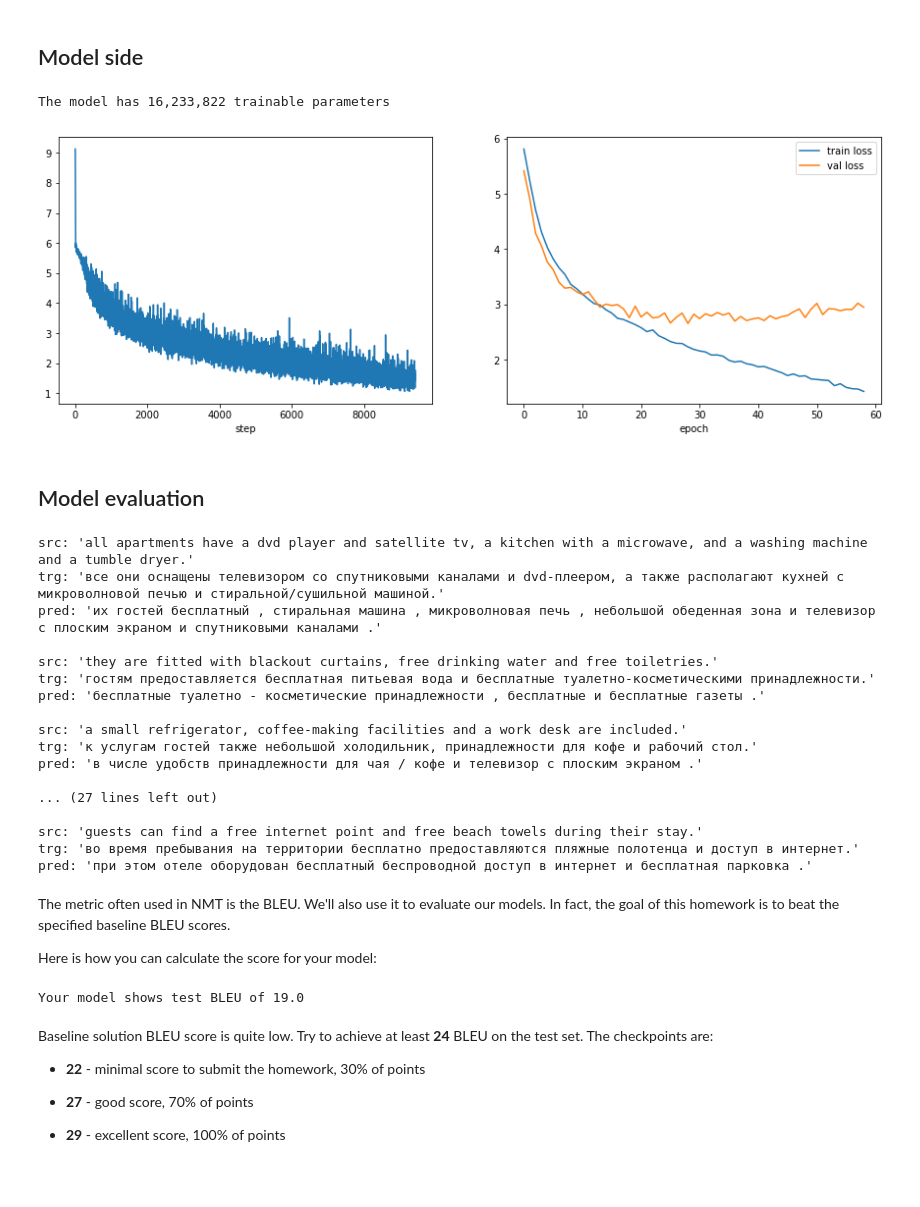
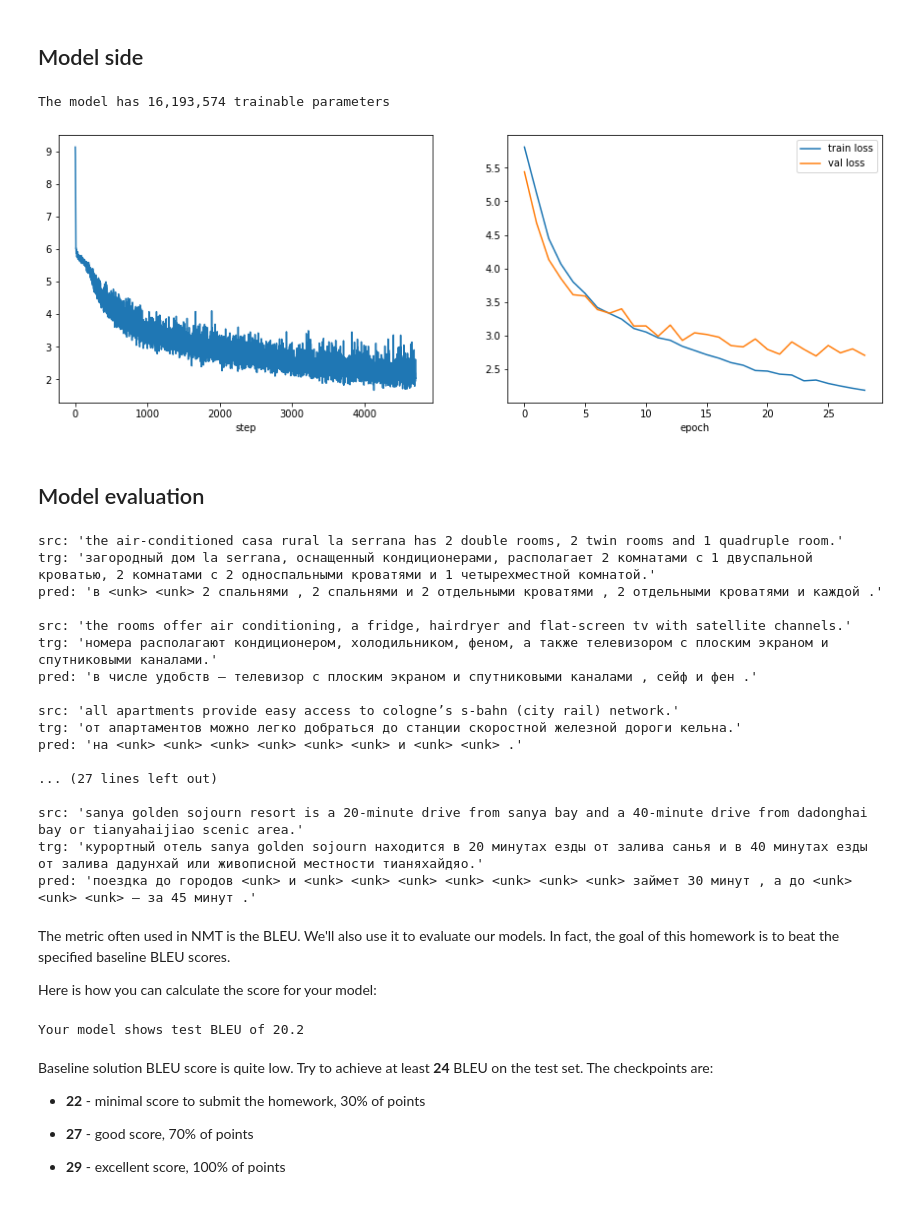
Before and after one commit to girafe-ai/ml-course, a Jupyter notebook: homeworks_advanced/Lab1_NLP/Lab1_NLP_part2_NMT.ipynb, the cells around one changed output. Cells and saved outputs as stored; diff of their text form; code cells hidden in the pictures.

```diff
--- a/homeworks_advanced/Lab1_NLP/Lab1_NLP_part2_NMT.ipynb
+++ b/homeworks_advanced/Lab1_NLP/Lab1_NLP_part2_NMT.ipynb
@@ -76,7 +67,7 @@ train_size = int(0.8 * data_size)
 test_size = int(0.15 * data_size)
 val_size = data_size - train_size - test_size
 train_data, test_data, val_data = random_split(
-    data, [train_size, test_size, val_size], generator=torch.Generator().manual_seed(42)
+    data, [train_size, test_size, val_size], generator=torch.Generator().manual_seed(55)
 )
 print(f"Train size: {len(train_data)}")
 print(f"Test size: {len(test_data)}")
@@ -259,7 +250,7 @@ def count_parameters(model):
 
 print(f"The model has {count_parameters(model):,} trainable parameters")
 # %% [output]
-The model has 16,233,822 trainable parameters
+The model has 16,193,574 trainable parameters
 # %%
 optimizer = torch.optim.Adam(model.parameters())
 criterion = nn.CrossEntropyLoss(ignore_index=trg_vocab[pad_token])
@@ -272,7 +263,7 @@ from torch.nn.utils import clip_grad_norm_
 
 # Please don't use tensorboard here.
 # It doesn't save the training plots in the notebook.
-n_epochs = 60
+n_epochs = 30
 clip = 1
 for epoch in range(n_epochs):
     model.train()
@@ -303,34 +294,34 @@ for epoch in range(n_epochs):
             plt.xlabel("step")
 
             plt.subplot(122)
             plt.plot(train_loss_history, label="train loss")
             plt.plot(val_loss_history, label="val loss")
             plt.xlabel("epoch")
             plt.legend()
 
             plt.show()
 
     train_loss /= len(train_dataloader)
     train_loss_history.append(train_loss)
 
     model.eval()
     val_loss = 0
     with torch.no_grad():
         for src, trg in val_dataloader:
             src, trg = src.to(device), trg.to(device)
             output = model(src, trg)
 
             output = output.view(-1, output.shape[-1])
             trg = trg[1:].view(-1)
 
             loss = criterion(output, trg)
 
             val_loss += loss.item()
 
     val_loss /= len(val_dataloader)
     val_loss_history.append(val_loss)
 # %% [output]
-[figure, old version]
+[figure, new version]
 # %% [markdown]
 ## Model evaluation
 # %%
@@ -362,23 +353,23 @@ with torch.no_grad():
         if i == 10:
             break
 # %% [output]
-src: 'all apartments have a dvd player and satellite tv, a kitchen with a microwave, and a washing machine and a tumble dryer.'
-trg: 'все они оснащены телевизором со спутниковыми каналами и dvd-плеером, а также располагают кухней с микроволновой печью и стиральной/сушильной машиной.'
-pred: 'их гостей бесплатный , стиральная машина , микроволновая печь , небольшой обеденная зона и телевизор с плоским экраном и спутниковыми каналами .'
+src: 'the air-conditioned casa rural la serrana has 2 double rooms, 2 twin rooms and 1 quadruple room.'
+trg: 'загородный дом la serrana, оснащенный кондиционерами, располагает 2 комнатами с 1 двуспальной кроватью, 2 комнатами с 2 односпальными кроватями и 1 четырехместной комнатой.'
+pred: 'в <unk> <unk> 2 спальнями , 2 спальнями и 2 отдельными кроватями , 2 отдельными кроватями и каждой .'
 
-src: 'they are fitted with blackout curtains, free drinking water and free toiletries.'
-trg: 'гостям предоставляется бесплатная питьевая вода и бесплатные туалетно-косметическими принадлежности.'
-pred: 'бесплатные туалетно - косметические принадлежности , бесплатные и бесплатные газеты .'
+src: 'the rooms offer air conditioning, a fridge, hairdryer and flat-screen tv with satellite channels.'
+trg: 'номера располагают кондиционером, холодильником, феном, а также телевизором с плоским экраном и спутниковыми каналами.'
+pred: 'в числе удобств — телевизор с плоским экраном и спутниковыми каналами , сейф и фен .'
 
-src: 'a small refrigerator, coffee-making facilities and a work desk are included.'
-trg: 'к услугам гостей также небольшой холодильник, принадлежности для кофе и рабочий стол.'
-pred: 'в числе удобств принадлежности для чая / кофе и телевизор с плоским экраном .'
+src: 'all apartments provide easy access to cologne’s s-bahn (city rail) network.'
+trg: 'от апартаментов можно легко добраться до станции скоростной железной дороги кельна.'
+pred: 'на <unk> <unk> <unk> <unk> <unk> <unk> и <unk> <unk> .'
 
 ... (27 lines left out)
 
-src: 'guests can find a free internet point and free beach towels during their stay.'
-trg: 'во время пребывания на территории бесплатно предоставляются пляжные полотенца и доступ в интернет.'
-pred: 'при этом отеле оборудован бесплатный беспроводной доступ в интернет и бесплатная парковка .'
+src: 'sanya golden sojourn resort is a 20-minute drive from sanya bay and a 40-minute drive from dadonghai bay or tianyahaijiao scenic area.'
+trg: 'курортный отель sanya golden sojourn находится в 20 минутах езды от залива санья и в 40 минутах езды от залива дадунхай или живописной местности тианяхайдяо.'
+pred: 'поездка до городов <unk> и <unk> <unk> <unk> <unk> <unk> <unk> <unk> займет 30 минут , а до <unk> <unk> <unk> — за 45 минут .'
 # %% [markdown]
 The metric often used in NMT is the BLEU. We'll also use it to evaluate our models. In fact, the goal of this homework is to beat the specified baseline BLEU scores.
 
@@ -408,7 +399,7 @@ with torch.no_grad():
 bleu = corpus_bleu([[ref] for ref in references], hypotheses)
 print(f"Your model shows test BLEU of {100 * bleu:.1f}")
 # %% [output]
-Your model shows test BLEU of 19.0
+Your model shows test BLEU of 20.2
 # %% [markdown]
 Baseline solution BLEU score is quite low. Try to achieve at least __24__ BLEU on the test set.
 The checkpoints are:
```
Also changed, not shown: parts of 5 cells of this notebook.
